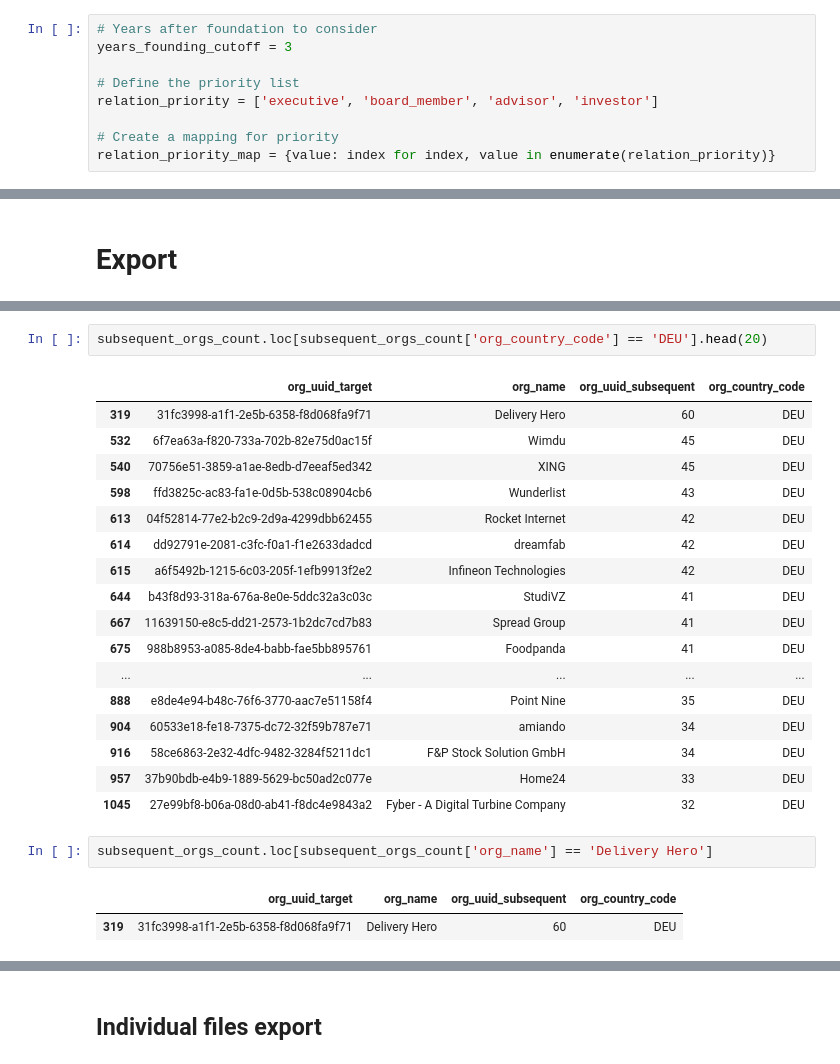
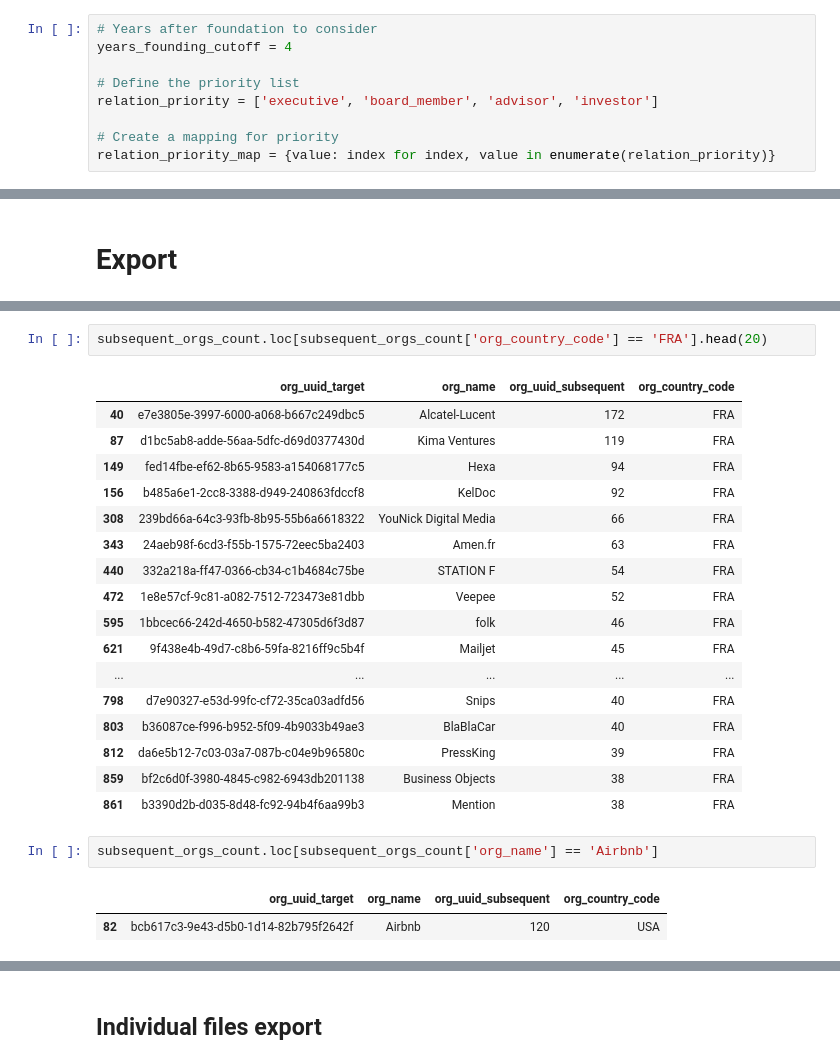
Before and after one commit to johanhaha/VentureMafia-Backend, a Jupyter notebook: data_analysis/VentureMafia-productionalised.ipynb, the cells around one changed output, grey strips where cells are left out. Cells and saved outputs as stored; diff of their text form.

```diff
--- a/data_analysis/VentureMafia-productionalised.ipynb
+++ b/data_analysis/VentureMafia-productionalised.ipynb
@@ -152,7 +155,7 @@ acquisitons_ipos.head()
 # Defining Constants
 # %%
 # Years after foundation to consider
-years_founding_cutoff = 3
+years_founding_cutoff = 4
 
 # Define the priority list
 relation_priority = ['executive', 'board_member', 'advisor', 'investor']
@@ -375,28 +386,28 @@ subsequent_orgs_count.head(20)
 # %%
-subsequent_orgs_count.loc[subsequent_orgs_count['org_country_code'] == 'DEU'].head(20)
+subsequent_orgs_count.loc[subsequent_orgs_count['org_country_code'] == 'FRA'].head(20)
 # %% [output]
 |  | org_uuid_target | org_name | org_uuid_subsequent | org_country_code |
-| 319 | 31fc3998-a1f1-2e5b-6358-f8d068fa9f71 | Delivery Hero | 60 | DEU |
-| 532 | 6f7ea63a-f820-733a-702b-82e75d0ac15f | Wimdu | 45 | DEU |
-| 540 | 70756e51-3859-a1ae-8edb-d7eeaf5ed342 | XING | 45 | DEU |
-| 598 | ffd3825c-ac83-fa1e-0d5b-538c08904cb6 | Wunderlist | 43 | DEU |
-| 613 | 04f52814-77e2-b2c9-2d9a-4299dbb62455 | Rocket Internet | 42 | DEU |
-| 614 | dd92791e-2081-c3fc-f0a1-f1e2633dadcd | dreamfab | 42 | DEU |
-| 615 | a6f5492b-1215-6c03-205f-1efb9913f2e2 | Infineon Technologies | 42 | DEU |
-| 644 | b43f8d93-318a-676a-8e0e-5ddc32a3c03c | StudiVZ | 41 | DEU |
-| 667 | 11639150-e8c5-dd21-2573-1b2dc7cd7b83 | Spread Group | 41 | DEU |
-| 675 | 988b8953-a085-8de4-babb-fae5bb895761 | Foodpanda | 41 | DEU |
+| 40 | e7e3805e-3997-6000-a068-b667c249dbc5 | Alcatel-Lucent | 172 | FRA |
+| 87 | d1bc5ab8-adde-56aa-5dfc-d69d0377430d | Kima Ventures | 119 | FRA |
+| 149 | fed14fbe-ef62-8b65-9583-a154068177c5 | Hexa | 94 | FRA |
+| 156 | b485a6e1-2cc8-3388-d949-240863fdccf8 | KelDoc | 92 | FRA |
+| 308 | 239bd66a-64c3-93fb-8b95-55b6a6618322 | YouNick Digital Media | 66 | FRA |
+| 343 | 24aeb98f-6cd3-f55b-1575-72eec5ba2403 | Amen.fr | 63 | FRA |
+| 440 | 332a218a-ff47-0366-cb34-c1b4684c75be | STATION F | 54 | FRA |
+| 472 | 1e8e57cf-9c81-a082-7512-723473e81dbb | Veepee | 52 | FRA |
+| 595 | 1bbcec66-242d-4650-b582-47305d6f3d87 | folk | 46 | FRA |
+| 621 | 9f438e4b-49d7-c8b6-59fa-8216ff9c5b4f | Mailjet | 45 | FRA |
 | ... | ... | ... | ... | ... |
-| 888 | e8de4e94-b48c-76f6-3770-aac7e51158f4 | Point Nine | 35 | DEU |
-| 904 | 60533e18-fe18-7375-dc72-32f59b787e71 | amiando | 34 | DEU |
-| 916 | 58ce6863-2e32-4dfc-9482-3284f5211dc1 | F&P Stock Solution GmbH | 34 | DEU |
-| 957 | 37b90bdb-e4b9-1889-5629-bc50ad2c077e | Home24 | 33 | DEU |
-| 1045 | 27e99bf8-b06a-08d0-ab41-f8dc4e9843a2 | Fyber - A Digital Turbine Company | 32 | DEU |
+| 798 | d7e90327-e53d-99fc-cf72-35ca03adfd56 | Snips | 40 | FRA |
+| 803 | b36087ce-f996-b952-5f09-4b9033b49ae3 | BlaBlaCar | 40 | FRA |
+| 812 | da6e5b12-7c03-03a7-087b-c04e9b96580c | PressKing | 39 | FRA |
+| 859 | bf2c6d0f-3980-4845-c982-6943db201138 | Business Objects | 38 | FRA |
+| 861 | b3390d2b-d035-8d48-fc92-94b4f6aa99b3 | Mention | 38 | FRA |
 # %%
-subsequent_orgs_count.loc[subsequent_orgs_count['org_name'] == 'Delivery Hero']
+subsequent_orgs_count.loc[subsequent_orgs_count['org_name'] == 'Airbnb']
 # %% [output]
 |  | org_uuid_target | org_name | org_uuid_subsequent | org_country_code |
-| 319 | 31fc3998-a1f1-2e5b-6358-f8d068fa9f71 | Delivery Hero | 60 | DEU |
+| 82 | bcb617c3-9e43-d5b0-1d14-82b795f2642f | Airbnb | 120 | USA |
 # %%
 options_json = '''
 [
```
Also changed, not shown: parts of 10 cells of this notebook.
